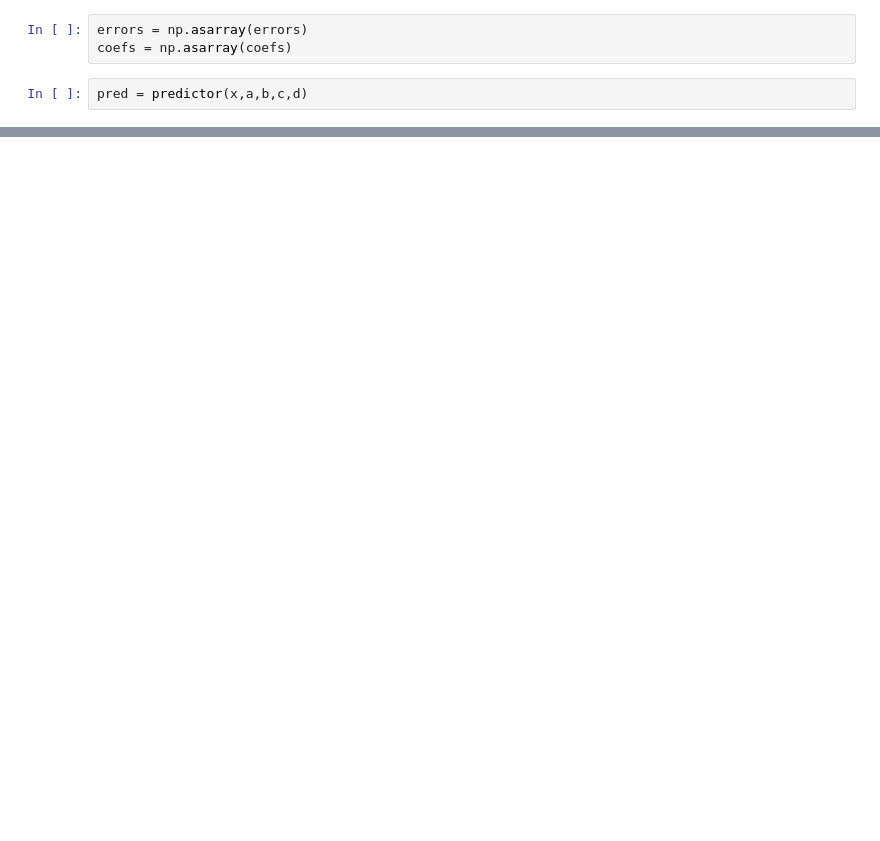
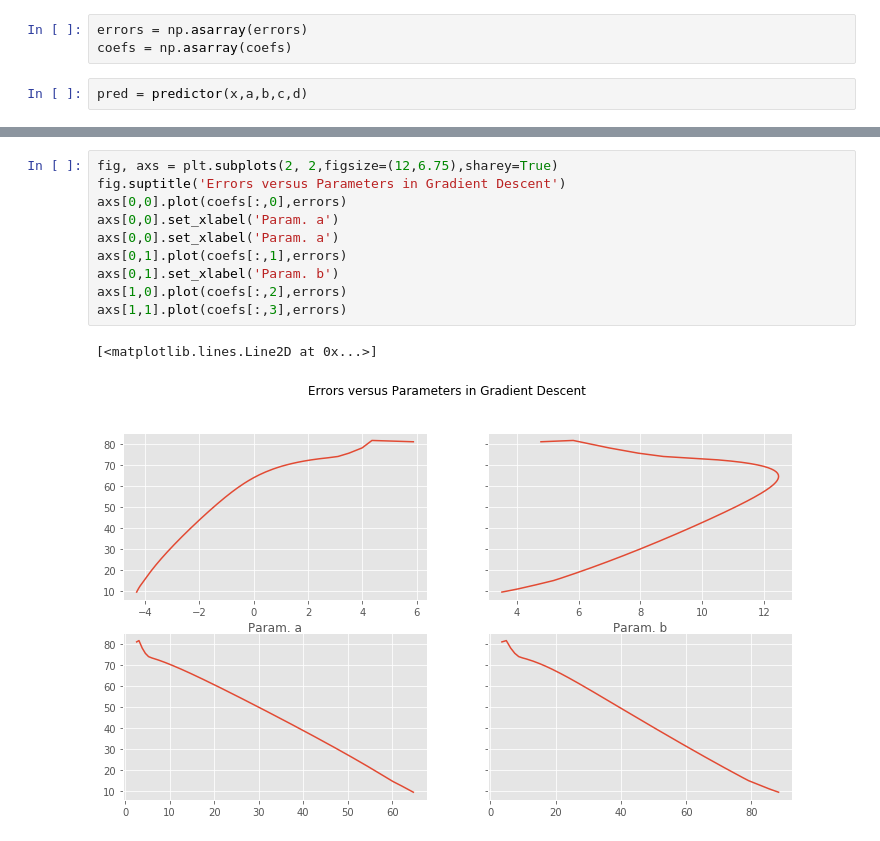
Before and after one commit to mcandar/MLFromScratch, a Jupyter notebook: gradient_descent.ipynb, the cells around one changed output, grey strips where cells are left out. Cells and saved outputs as stored; diff of their text form; blank space fills up the shorter version.

```diff
--- a/gradient_descent.ipynb
+++ b/gradient_descent.ipynb
@@ -168,0 +195,13 @@ plt.show()
+# %%
+fig, axs = plt.subplots(2, 2,figsize=(12,6.75),sharey=True)
+fig.suptitle('Errors versus Parameters in Gradient Descent')
+axs[0,0].plot(coefs[:,0],errors)
+axs[0,0].set_xlabel('Param. a')
+axs[0,0].set_xlabel('Param. a')
+axs[0,1].plot(coefs[:,1],errors)
+axs[0,1].set_xlabel('Param. b')
+axs[1,0].plot(coefs[:,2],errors)
+axs[1,1].plot(coefs[:,3],errors)
+# %% [output]
+[<matplotlib.lines.Line2D at 0x...>]
+[figure, added]
```
Also changed, not shown: parts of 13 cells of this notebook.
